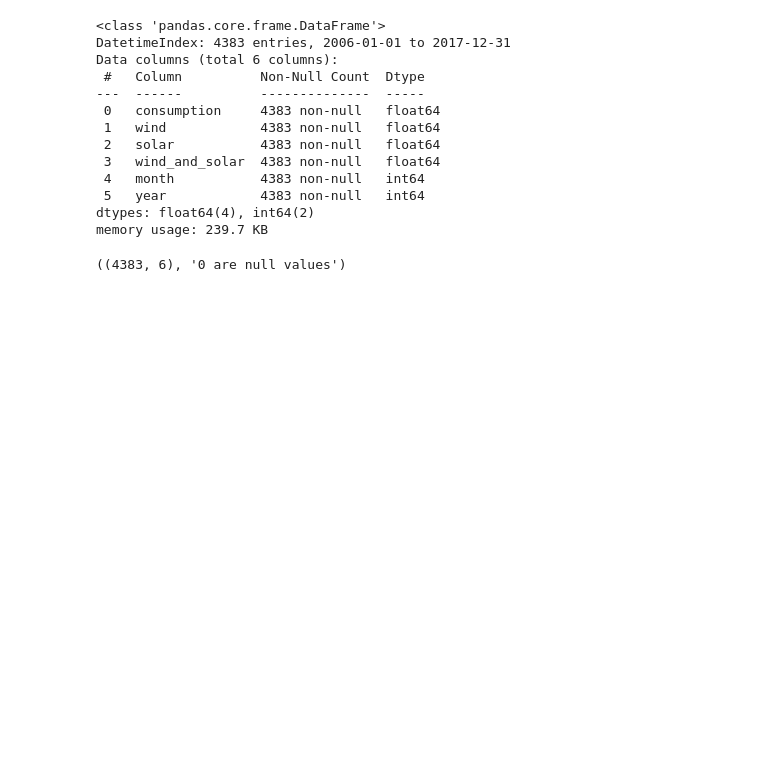
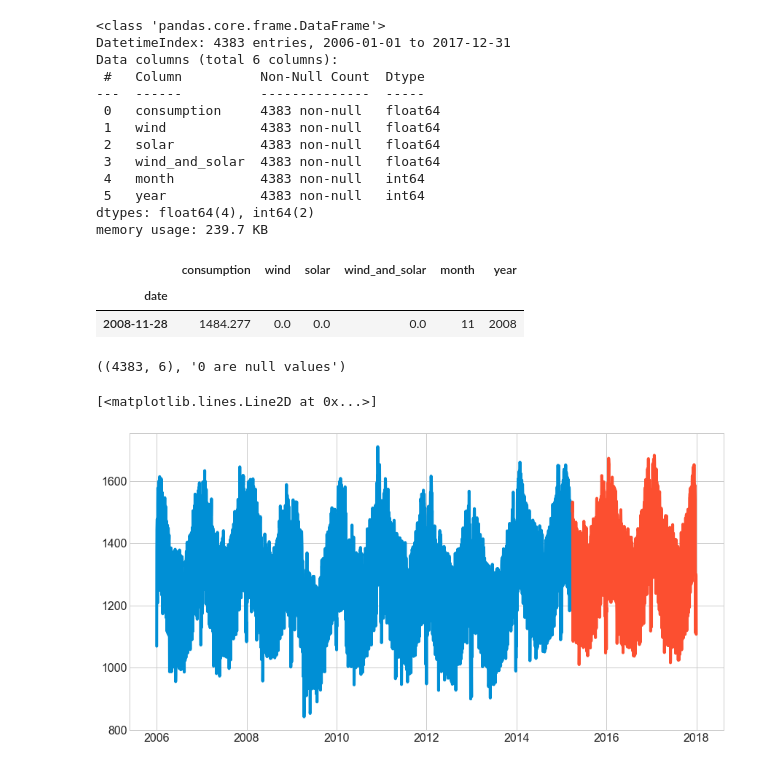
Before and after one commit to VelasquezAlejandro044/time-series-exercises, a Jupyter notebook: explore.ipynb, the cells around one changed output. Drawn from its saved outputs; the diff is of its cells as text; code cells hidden in the pictures; blank space fills up the shorter version.

```diff
--- a/explore.ipynb
+++ b/explore.ipynb
@@ -447,7 +447,28 @@ Data columns (total 6 columns):
  5   year            4383 non-null   int64
 dtypes: float64(4), int64(2)
 memory usage: 239.7 KB
+# %%
+power.sample()
+# %% [output]
+|  | consumption | wind | solar | wind_and_solar | month | year |
+| date |  |  |  |  |  |  |
+| 2008-11-28 | 1484.277 | 0.0 | 0.0 | 0.0 | 11 | 2008 |
 # %%
 power.shape, f'{power.isna().sum().sum()} are null values'
 # %% [output]
 ((4383, 6), '0 are null values')
+# %%
+# percentage base split
+train_size = .77
+n = power.shape[0]
+test_start_index = round(train_size * n)
+
+train = power[:test_start_index] # everything up (not including) to the test_start_index
+test = power[test_start_index:] # everything from the test_start_index to the end
+
+plt.plot(title='Split')
+plt.plot(train.index, train.consumption)
+plt.plot(test.index, test.consumption)
+# %% [output]
+[<matplotlib.lines.Line2D at 0x...>]
+[figure, added]
```
Also changed, not shown: parts of 12 cells of this notebook.
